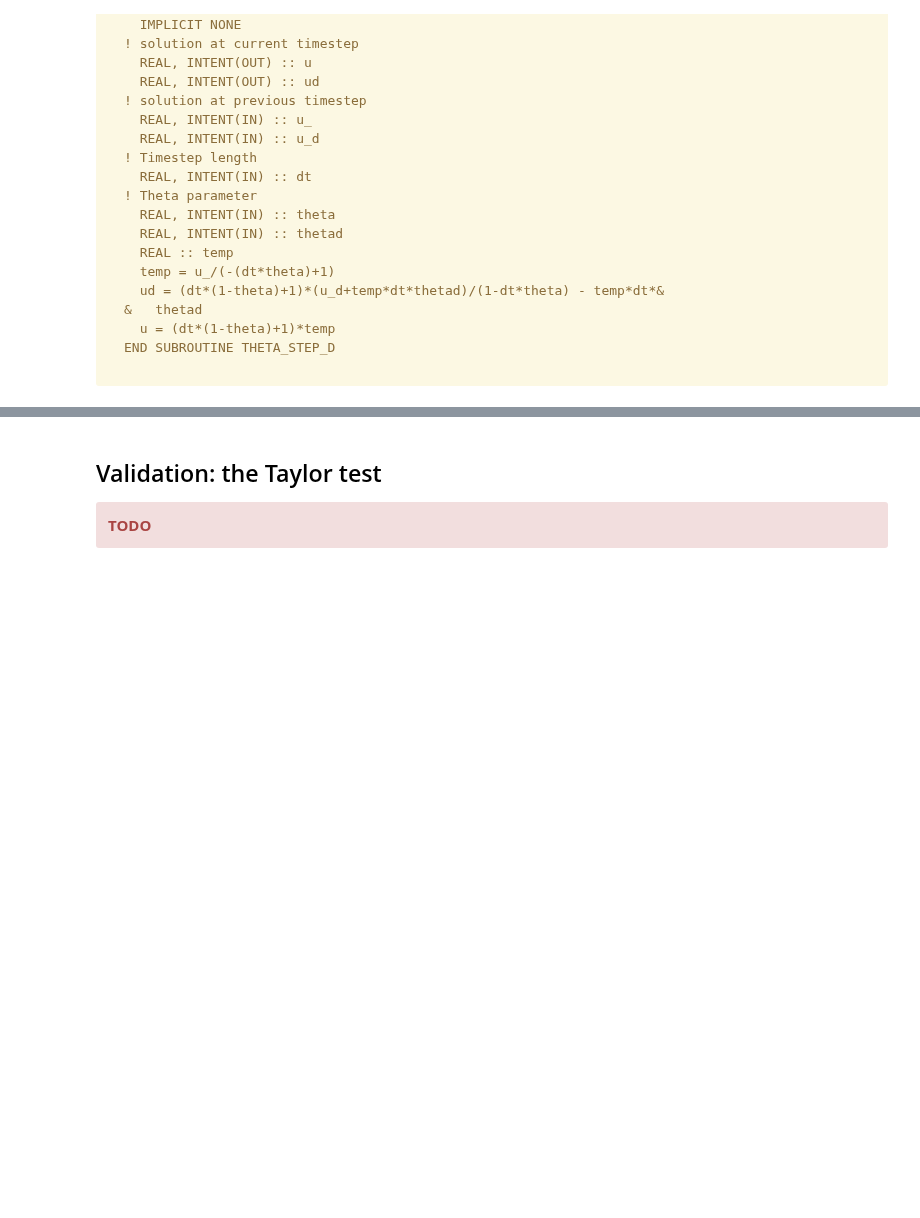
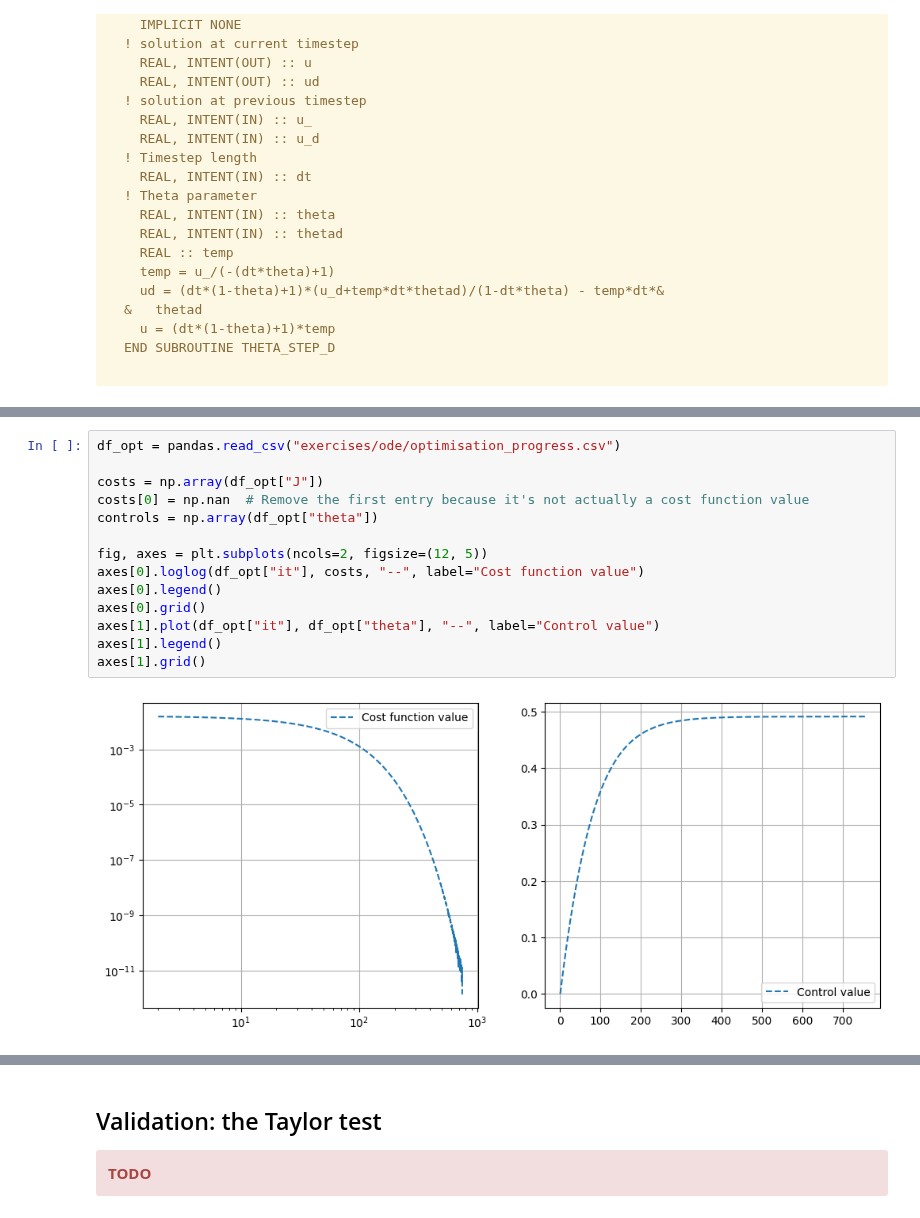
Before and after one commit to Cambridge-ICCS/differentiable-programming-summer-school-2025, a Jupyter notebook: session1/notebook.ipynb, the cells around one changed output, grey strips where cells are left out. Cells and saved outputs as stored; diff of their text form; folded sections open; blank space fills up the shorter version.

```diff
--- a/session1/notebook.ipynb
+++ b/session1/notebook.ipynb
@@ -540,0 +620,16 @@ END SUBROUTINE THETA_STEP_D
+# %%
+df_opt = pandas.read_csv("exercises/ode/optimisation_progress.csv")
+
+costs = np.array(df_opt["J"])
+costs[0] = np.nan  # Remove the first entry because it's not actually a cost function value
+controls = np.array(df_opt["theta"])
+
+fig, axes = plt.subplots(ncols=2, figsize=(12, 5))
+axes[0].loglog(df_opt["it"], costs, "--", label="Cost function value")
+axes[0].legend()
+axes[0].grid()
+axes[1].plot(df_opt["it"], df_opt["theta"], "--", label="Control value")
+axes[1].legend()
+axes[1].grid()
+# %% [output]
+[figure, added]
```
Also changed, not shown: parts of 4 cells of this notebook, 2 other files.
